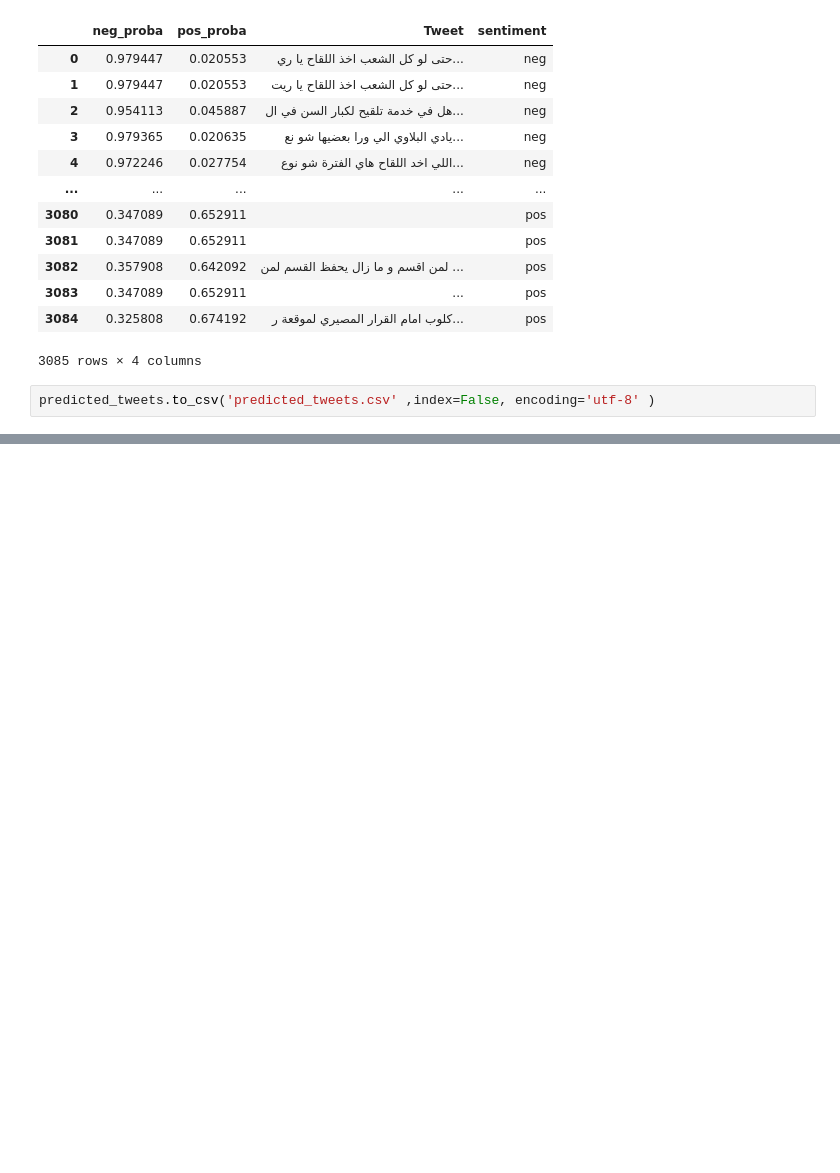
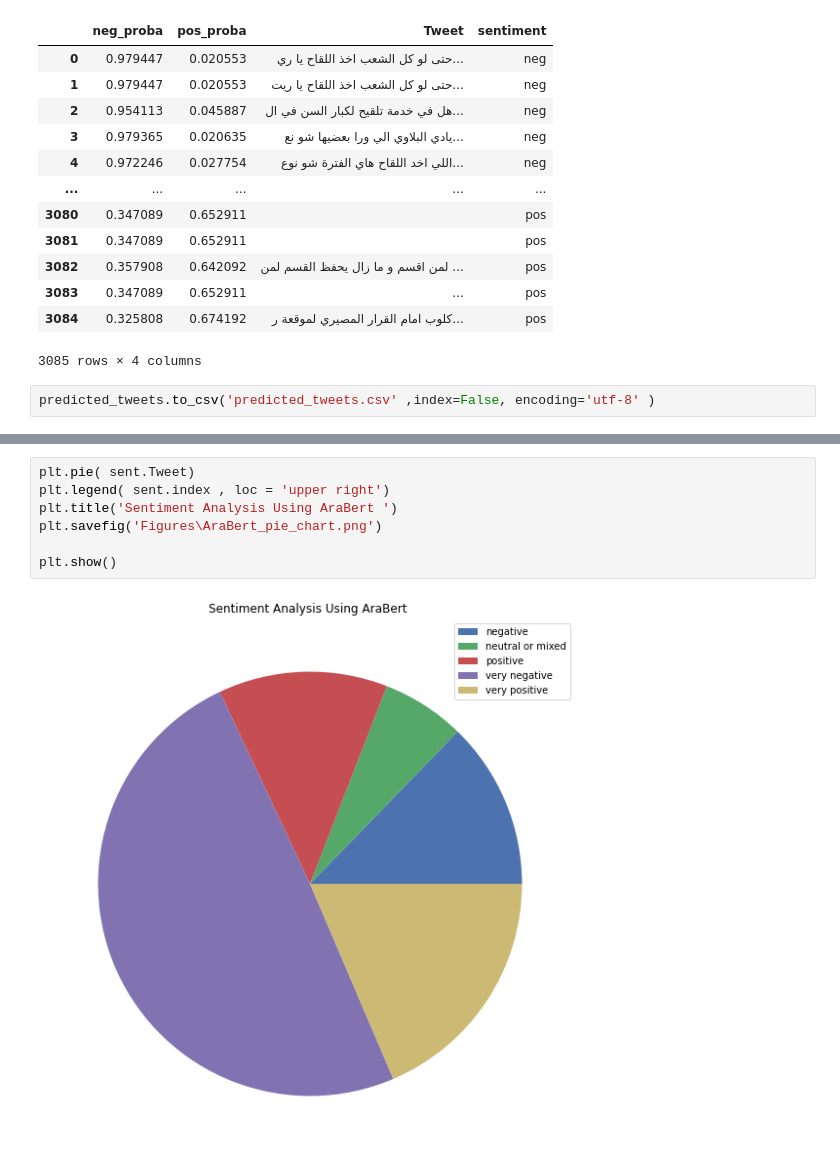
Before and after one commit to alaa-buktaish/Cis726, a Jupyter notebook: AraBert.ipynb, the cells around one changed output, grey strips where cells are left out. Cells and saved outputs as stored; diff of their text form; blank space fills up the shorter version.

```diff
--- a/AraBert.ipynb
+++ b/AraBert.ipynb
@@ -358,0 +364,9 @@ plt.show()
+# %%
+plt.pie( sent.Tweet)
+plt.legend( sent.index , loc = 'upper right')
+plt.title('Sentiment Analysis Using AraBert ')
+plt.savefig('Figures\AraBert_pie_chart.png')
+
+plt.show()
+# %% [output]
+[figure, added]
```
Also changed, not shown: parts of 10 cells of this notebook, 3 other files.
